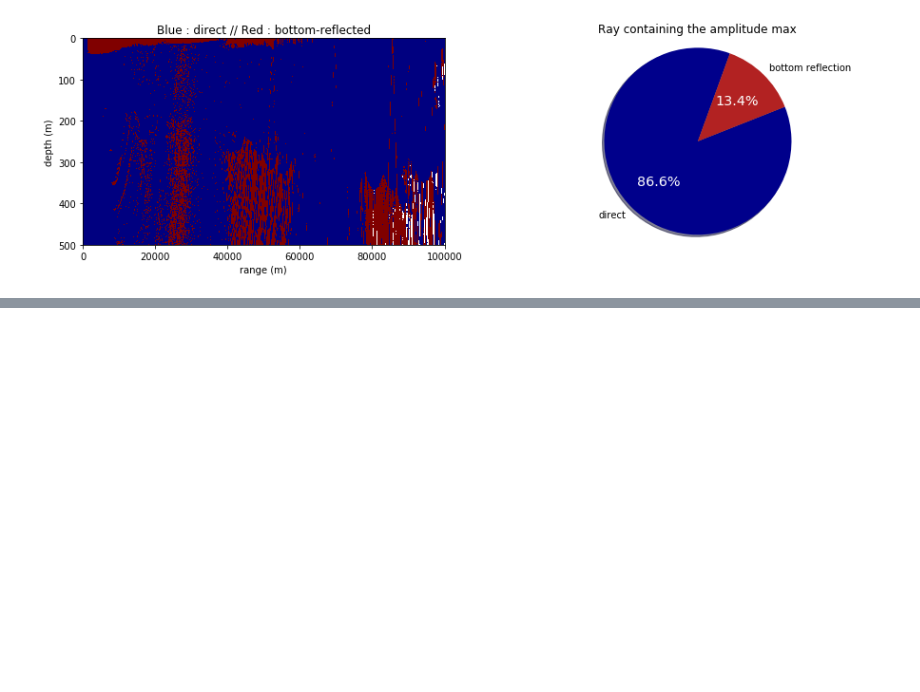
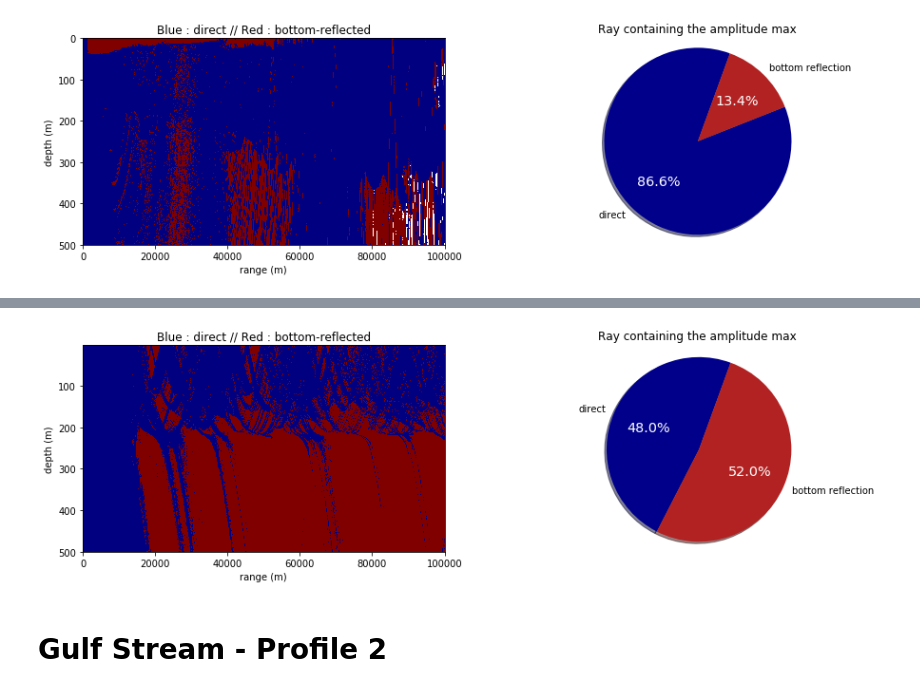
Before and after one commit to ponchama/Cognac_Acoustique, a Jupyter notebook: Bellhop/Direct_or_not.ipynb, the cells around one changed output, grey strips where cells are left out. Saved outputs shown, nothing was run; the diff lists cells and outputs as text; code cells hidden in the pictures; blank space fills up the shorter version.

Commit message:
gulf stream profiles added

```diff
--- a/Bellhop/Direct_or_not.ipynb
+++ b/Bellhop/Direct_or_not.ipynb
@@ -206,0 +245,14 @@ s.plot_direct(Pos4, Dir4_first)
+# %%
+RL_666_36_first, Dir_666_36_first, Nb_ref_666_36_first = g.direct_first_arr(Nrr, Nrd, Nsd, \
+                                                                            Pos_gs_666_36, \
+                                                                            Arr_gs_666_36, treshold = 10.)
+np.save(os.path.join('NPY', 'RL_first_gs_666_36'), RL_666_36_first)
+np.save(os.path.join('NPY', 'Dir_first_gs_666_36'), Dir_666_36_first)
+np.save(os.path.join('NPY', 'Nb_ref_first_gs_666_36'), Nb_ref_666_36_first)
+#Dir_666_36_first = np.load('NPY/Dir_first_gs_666_36.npy')
+# %%
+g.plot_direct(Pos_gs_666_36, Dir_666_36_first)
+# %% [output]
+[figure, added]
+# %% [markdown]
+# Gulf Stream - Profile 2
```
Also changed, not shown: parts of 20 cells of this notebook.
